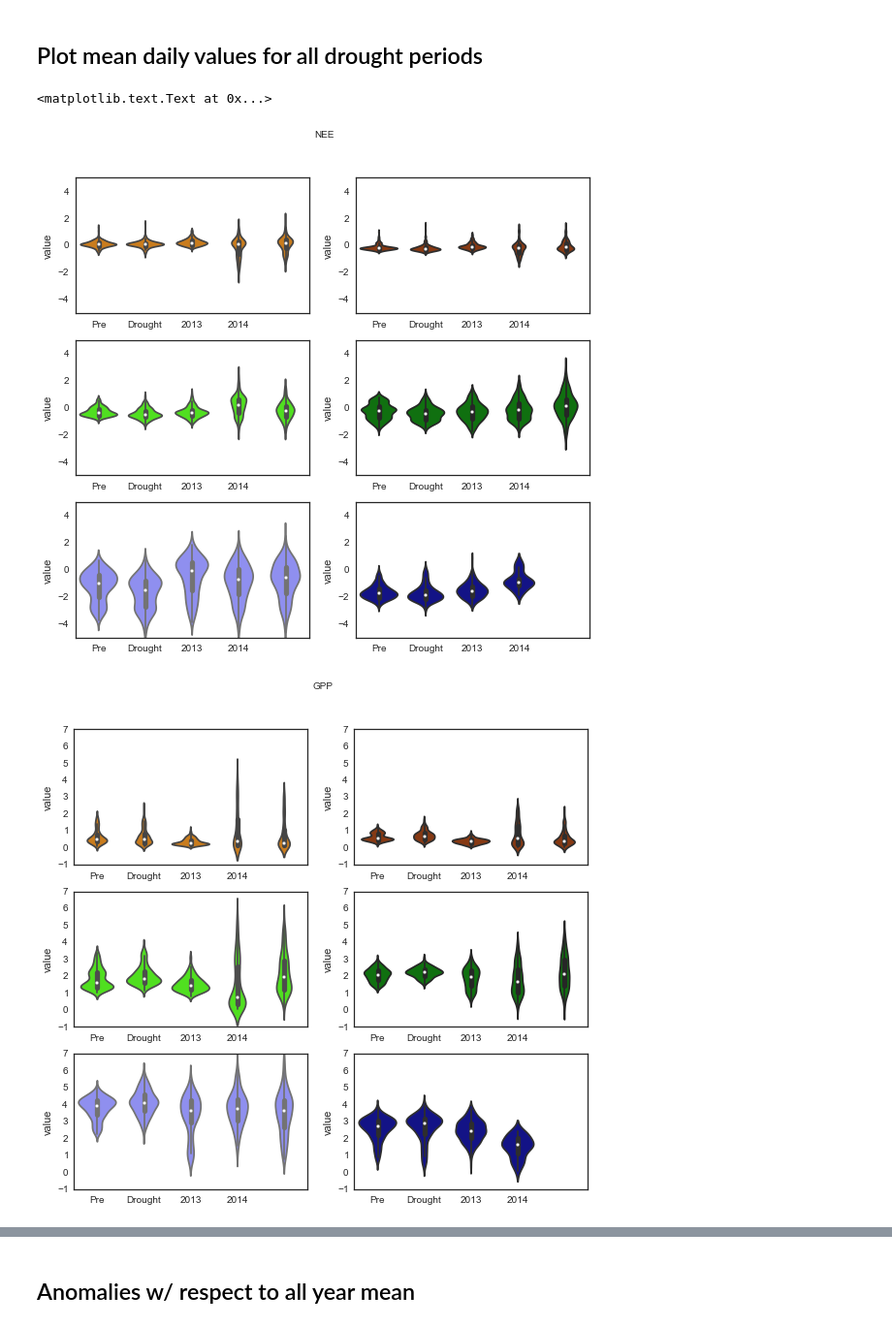
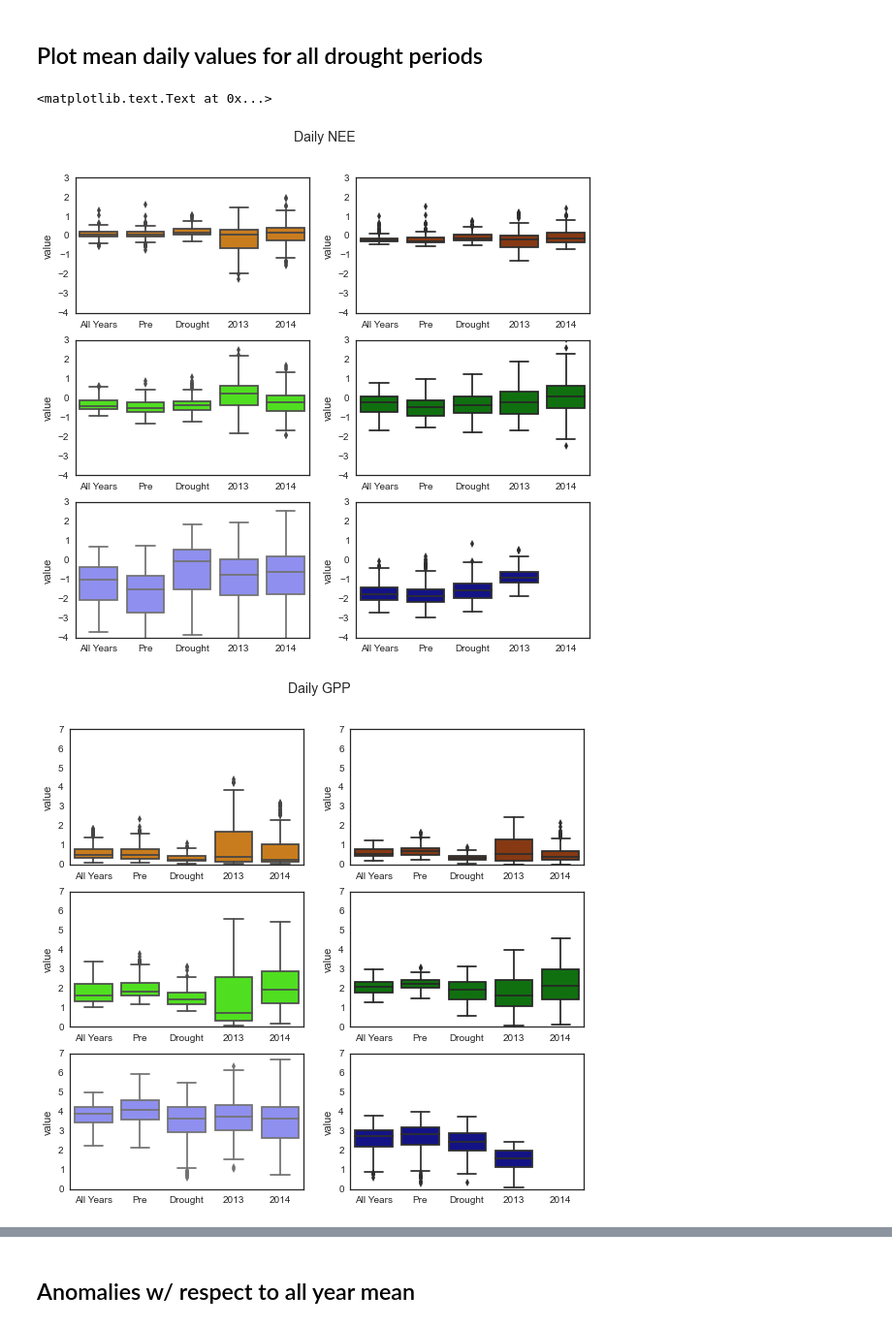
Before and after one commit to gremau/NMEG_miscellany, a Jupyter notebook: multiyear_means_and_anomaly.ipynb, the cells around one changed output, grey strips where cells are left out. Shown at 97% size. Saved outputs shown, nothing was run; the diff lists cells and outputs as text; code cells hidden in the pictures.

```diff
--- a/multiyear_means_and_anomaly.ipynb
+++ b/multiyear_means_and_anomaly.ipynb
@@ -327,33 +331,42 @@ fig6.savefig( fig_path + 'NMEG_mean_RECOGPP.tiff', dpi=200)
+# %%
+startseas = 90
+endseas = 300
 # %% [markdown]
 ## Plot mean daily values for all drought periods
 # %%
 def plot_drought_dist( clim, fig, y_limit, anom=False ):
     for i, site in enumerate(sites):
-        data = clim[site].iloc[90:300]
+        # Limit to growing season only
+        data = clim[site].iloc[startseas:endseas]
         if anom:
             #subset = pd.melt(data[['predrght_mean_anom', 'drght_mean_anom', 'postdrght_mean_anom']])
             subset = pd.melt(data[['predrght_mean_anom', 'drght_mean_anom', '2013_anom', '2014_anom']])
-            xlabels = ['All Years', 'Pre', 'Drought', '2013', '2014']
+            xlabels = ['Pre', 'Drought', '2013', '2014']
+
         else:
             #subset = pd.melt(data[['allyr_mean','predrght_mean', 'drght_mean', 'postdrght_mean']])
             subset = pd.melt(data[['allyr_mean','predrght_mean', 'drght_mean', '2013', '2014']])
-            xlabels = ['Pre', 'Drought', '2013', '2014']
+            xlabels = ['All Years', 'Pre', 'Drought', '2013', '2014']
 
         ax = fig.add_subplot(3, 2, i+1)
-        sns.violinplot(x='variable', y='value', data=subset, color=nmeg_palette[i])
+        sns.boxplot(x='variable', y='value', data=subset, color=nmeg_palette[i])
         ax.set_xlabel('')
         #ax.set_xticklabels(['Pre', 'Drought', 'Post'])
         ax.set_xticklabels(xlabels)
         ax.set_ylim(y_limit)
 
 figX = plt.figure(figsize=( 9.5, 8.5 ), dpi=150, facecolor='w', edgecolor='k')
-plot_drought_dist( fc_clim, figX, [-5, 5])
-plt.suptitle('NEE')
+plot_drought_dist( fc_clim, figX, [-4, 3])
+plt.suptitle('Daily NEE', size=14)
 
 figY = plt.figure(figsize=( 9.5, 8.5 ), dpi=150, facecolor='w', edgecolor='k')
-plot_drought_dist( gpp_clim, figY, [-1, 7])
-plt.suptitle('GPP')
+plot_drought_dist( gpp_clim, figY, [0, 7])
+plt.suptitle('Daily GPP', size=14)
+
+figZ = plt.figure(figsize=( 9.5, 8.5 ), dpi=150, facecolor='w', edgecolor='k')
+plot_drought_dist( re_clim, figZ, [0, 6])
+plt.suptitle('Daily Reco', size=14)
 # %% [output]
 <matplotlib.text.Text at 0x...>
-[figure, old version]
+[figure, new version]
-[figure, old version]
+[figure, new version]
```
Also changed, not shown: parts of 10 cells of this notebook.
